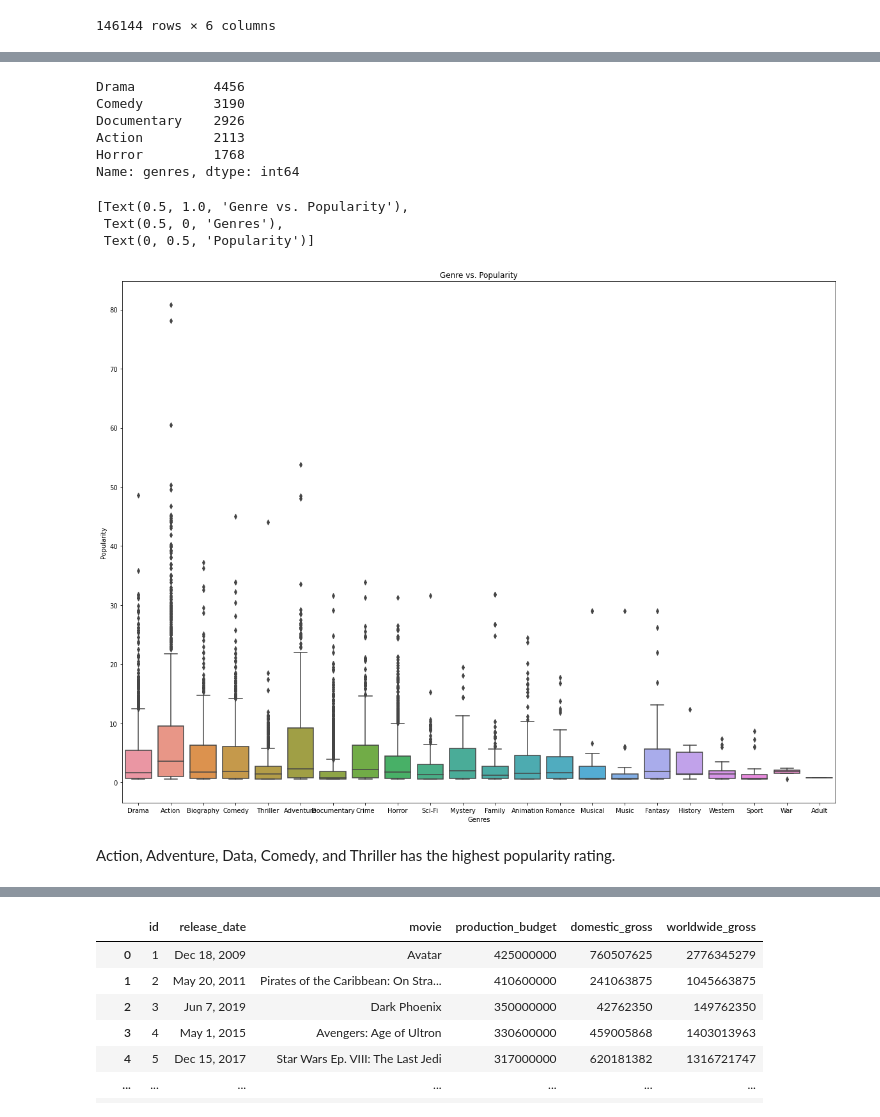
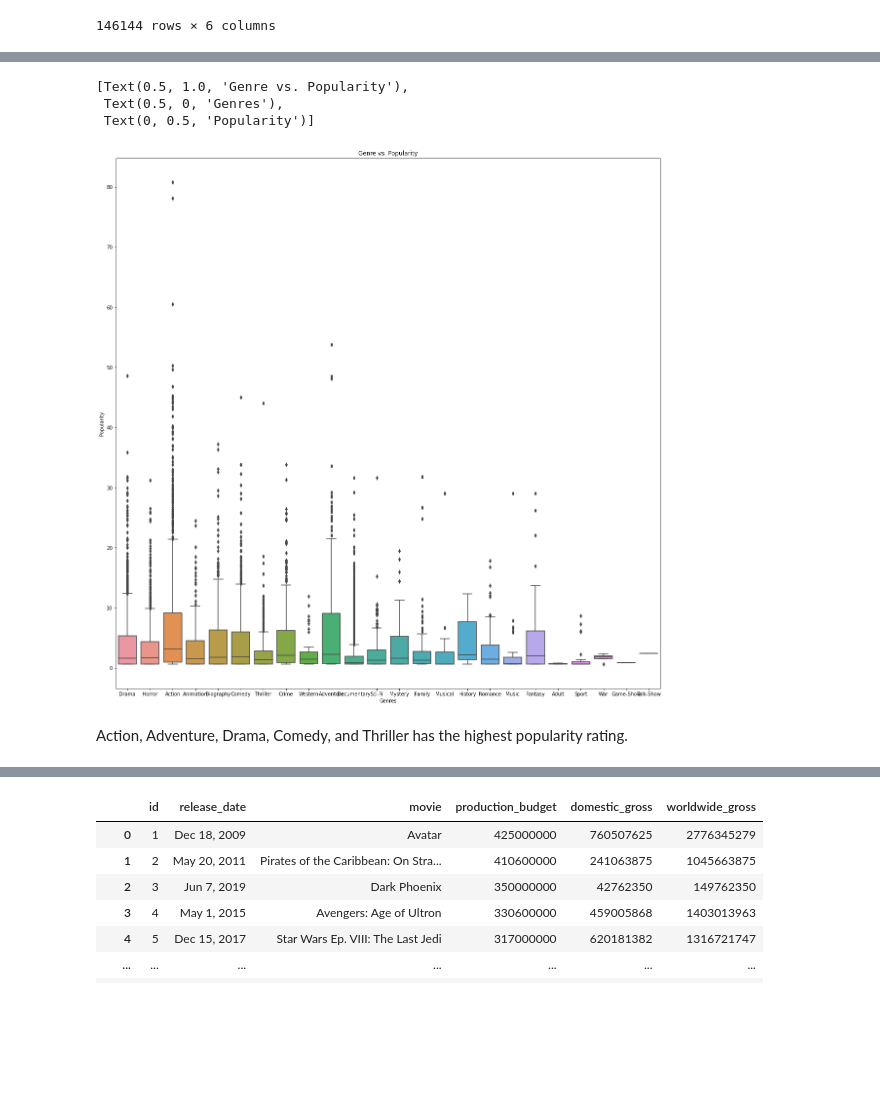
Before and after one commit to myrnagrace/dsc-phase-1-project, a Jupyter notebook: Movie_Analysis_Project.ipynb, the cells around one changed output, grey strips where cells are left out. Drawn from its saved outputs; the diff is of its cells as text; code cells hidden in the pictures; blank space fills up the shorter version.

```diff
--- a/Movie_Analysis_Project.ipynb
+++ b/Movie_Analysis_Project.ipynb
@@ -249,0 +197,11 @@ imbd_title_data
+# %%
+def first_genre_listed(n):
+    # Return only the first genre listed
+    n = str(n)
+    if n == '\\N':
+        return ''
+    return n.split(',')[0].strip()
+
+imbd_title_data['genres'] = imbd_title_data['genres'].apply(first_genre_listed)
+
+imbd_title_data
@@ -250,4 +222,4 @@ imbd_title_data
 # %%
-imbd_tmdb_df = imbd_title_data.merge(df_tmdb_movies, on = "original_title",)
+imbd_tmdb_df = imbd_title_data.merge(df_tmdb_movies, on = "movie", how="inner")
 imbd_tmdb_df
 # %% [output]
@@ -286,5 +257,6 @@ dtypes: float64(2), int64(3), object(5)
 memory usage: 1.5+ MB
 # %%
-imbd_tmdb_df = imbd_tmdb_df.drop(["tconst", "genre_ids", "id", "start_year"], axis = 1)
+# remove the columns we don't need
+imbd_tmdb_df = imbd_tmdb_df.drop(["start_year", 'title'], axis = 1)
 imbd_tmdb_df
 # %% [output]
@@ -304,14 +275,0 @@ imbd_tmdb_df
-# %%
-# organize_multiple_genres = imbd_tmdb_df.genres.str.split(",", expand=True)
-# organize_multiple_genres
-
-def first_genre_listed(n):
-    # Return only the first genre listed
-    n = str(n)
-    if n == '\\N':
-        return ''
-    return n.split(',')[0].strip()
-
-imbd_tmdb_df['genres'] = imbd_tmdb_df['genres'].apply(first_genre_listed)
-
-imbd_tmdb_df.head()
@@ -337,23 +276,12 @@ imbd_tmdb_df.describe()
-# %%
-# Ah that's more like it no more mixture of genres
-top_5_genrecount = imbd_tmdb_df['genres'].value_counts()[:5]
-top_5_genrecount
-# %% [output]
-Drama          4456
-Comedy         3190
-Documentary    2926
-Action         2113
-Horror         1768
-Name: genres, dtype: int64
 # %%
 fig, ax = plt.subplots()
-fig.set_size_inches(20,15)
+fig.set_size_inches(20,20)
 sns.boxplot(data = imbd_tmdb_df, x= 'genres', y = 'popularity', ax = ax)
 ax.set(title = "Genre vs. Popularity", xlabel = 'Genres', ylabel = 'Popularity')
 # %% [output]
 [Text(0.5, 1.0, 'Genre vs. Popularity'),
  Text(0.5, 0, 'Genres'),
  Text(0, 0.5, 'Popularity')]
-[figure, old version]
+[figure, new version]
 # %% [markdown]
-Action, Adventure, Data, Comedy, and Thriller has the highest popularity rating.
+Action, Adventure, Drama, Comedy, and Thriller has the highest popularity rating.
```
Also changed, not shown: parts of 42 cells of this notebook, 5 other files.
